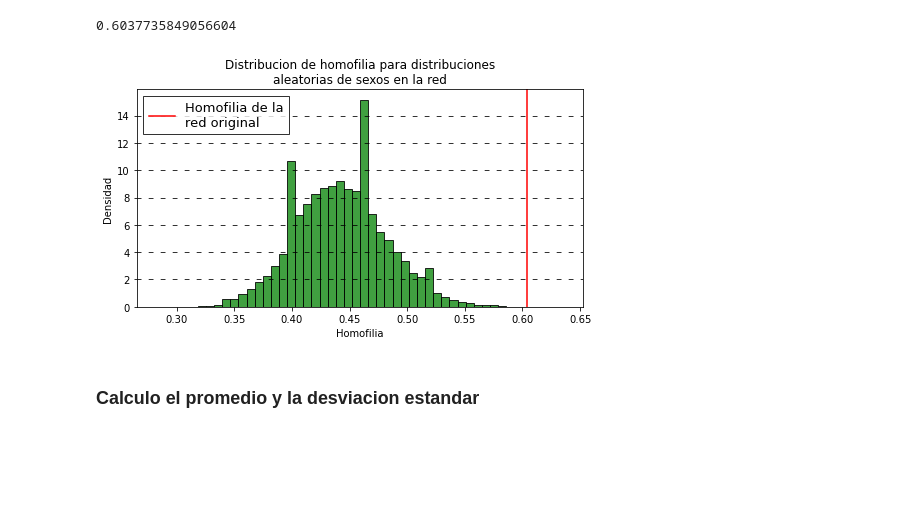
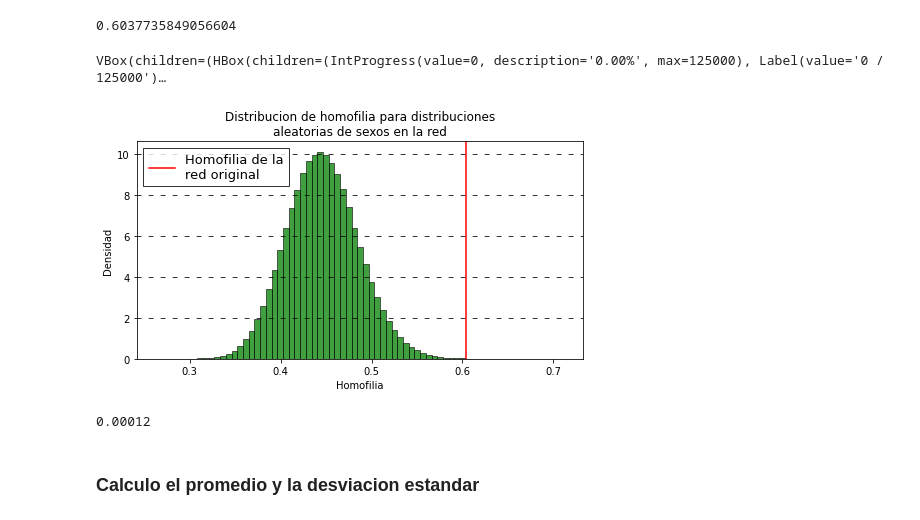
Before and after one commit to facundojgarcia02/CoNet, a Jupyter notebook: TP1/Dolphins.ipynb, the cells around one changed output. Saved outputs shown, nothing was run; the diff lists cells and outputs as text; code cells hidden in the pictures; blank space fills up the shorter version.

```diff
--- a/TP1/Dolphins.ipynb
+++ b/TP1/Dolphins.ipynb
@@ -107,15 +95,47 @@ except FileNotFoundError:
+# %%
+def parallel_homophily(s):
+
+    #Mezclamos los generos y copiamos la red para no transformarla.
+    shuffled_genders = shuffle_series(genders, seed=s)
+    dolphins_copy = dolphins.copy()
+
+    #Cambiamos los generos de la copia de dolphins con los mezclados.
+    for i in dolphins_copy.nodes:
+        dolphins_copy.nodes[i]["Gender"] = shuffled_genders[i]
+    return get_homophily(shuffled_genders, dolphins_copy)
+
+
+num_muestras = 1e6
+try:
+    h = np.load("{num_muestras} iters.npy")
+except FileNotFoundError:
+    df_parallel = pd.DataFrame({"seed":[i for i in range(num_muestras)]})
+    df_parallel_homophily = df_parallel.copy()
+    df_parallel_homophily["homophily"] = df_parallel["seed"].parallel_apply(parallel_homophily)
+    h = df_parallel_homophily["homophily"].to_numpy()
+    np.save(f"{num_muestras} iters.npy", h)
+# %% [output]
+VBox(children=(HBox(children=(IntProgress(value=0, description='0.00%', max=125000), Label(value='0 / 125000')…
+# %%
+num_muestras = 1e6
+h = df_parallel_homophily["homophily"].to_numpy()
+np.save(f"{num_muestras} iters.npy", h)
 # %%
 fig, ax = plt.subplots(1, 1, figsize=(8, 4))
-sns.histplot(h, color="green", stat="density", bins = 50)
+sns.histplot(h, color="green", stat="density", bins = 71)
 plt.title("Distribucion de homofilia para distribuciones\naleatorias de sexos en la red")
 plt.ylabel("Densidad")
 plt.xlabel("Homofilia")
 plt.grid(axis="y", linestyle=(1, (6, 9)), color="black")
 plt.axvline(homophily, color="red", label="Homofilia de la\nred original")
 plt.legend(fancybox=False, edgecolor="black", fontsize=13)
 plt.show()
 # %% [output]
-[figure, old version]
+[figure, new version]
+# %%
+len(df_parallel_homophily[df_parallel_homophily["homophily"] > homophily])/num_muestras
+# %% [output]
+0.00012
 # %% [markdown]
 ### Calculo el promedio y la desviacion estandar
 # %%
```
Also changed, not shown: parts of 2 cells of this notebook, 2 other files.
